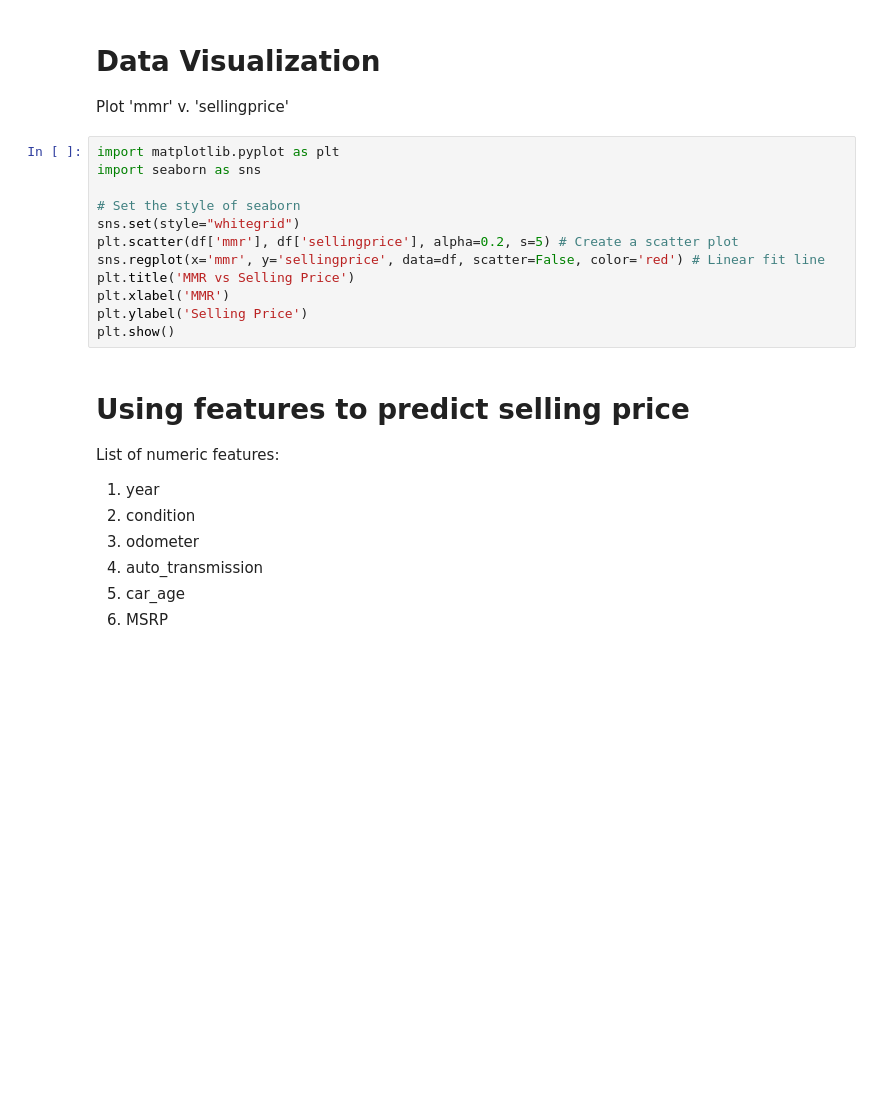
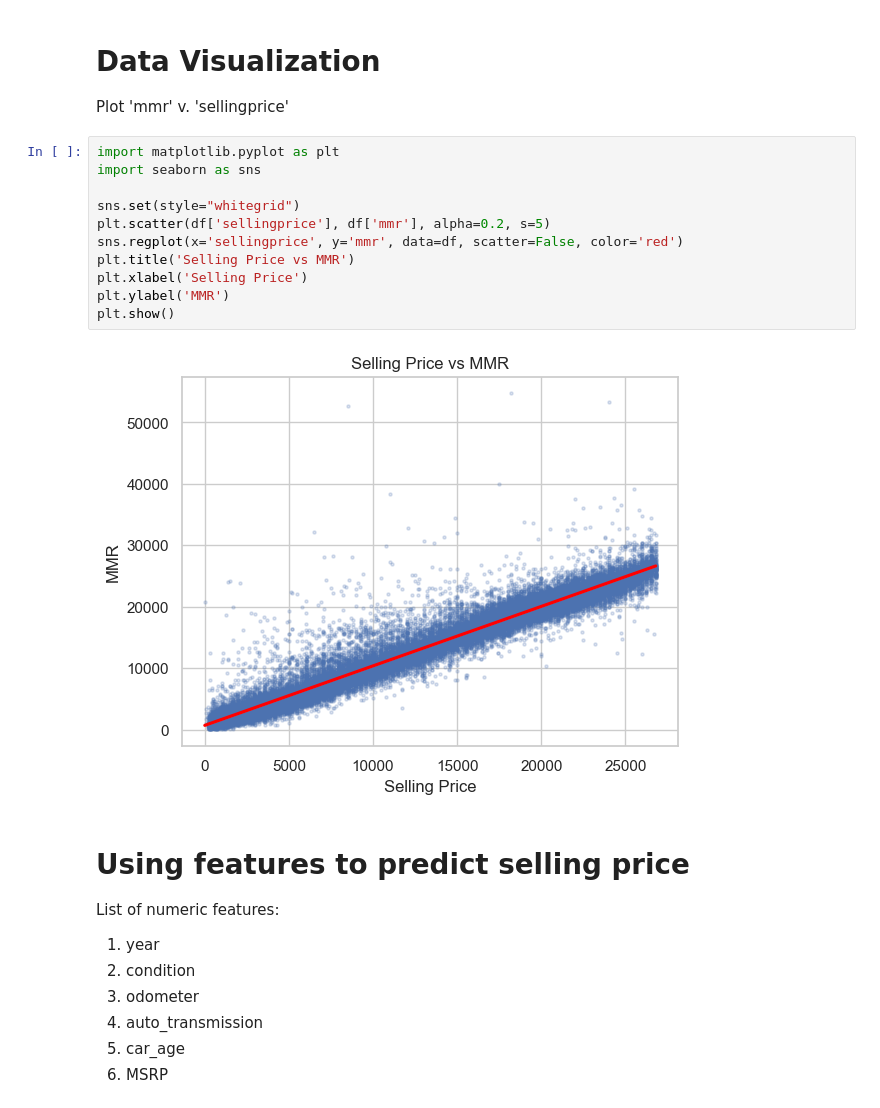
Before and after one commit to skyrez18/ds3870_final_project, a Jupyter notebook: code.ipynb, the cells around one changed output. Drawn from its saved outputs; the diff is of its cells as text; blank space fills up the shorter version.

```diff
--- a/code.ipynb
+++ b/code.ipynb
@@ -260,15 +297,16 @@ Plot 'mmr' v. 'sellingprice'
 # %%
 import matplotlib.pyplot as plt
 import seaborn as sns
 
-# Set the style of seaborn
 sns.set(style="whitegrid")
-plt.scatter(df['mmr'], df['sellingprice'], alpha=0.2, s=5) # Create a scatter plot
-sns.regplot(x='mmr', y='sellingprice', data=df, scatter=False, color='red') # Linear fit line
-plt.title('MMR vs Selling Price')
-plt.xlabel('MMR')
-plt.ylabel('Selling Price')
+plt.scatter(df['sellingprice'], df['mmr'], alpha=0.2, s=5)
+sns.regplot(x='sellingprice', y='mmr', data=df, scatter=False, color='red')
+plt.title('Selling Price vs MMR')
+plt.xlabel('Selling Price')
+plt.ylabel('MMR')
 plt.show()
+# %% [output]
+[figure, added]
 # %% [markdown]
 # Using features to predict selling price
 List of numeric features:
```
Also changed, not shown: parts of 19 cells of this notebook.
